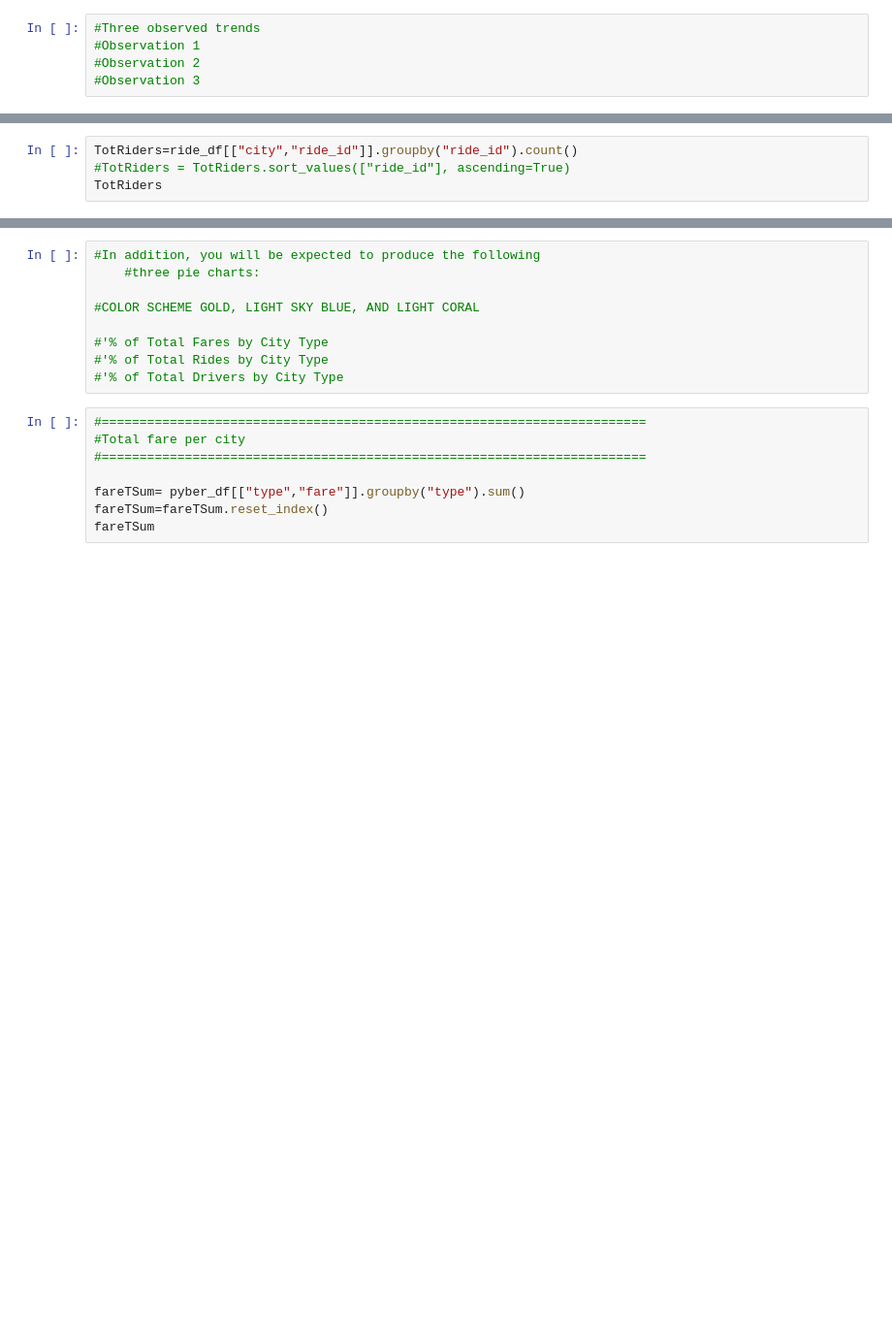
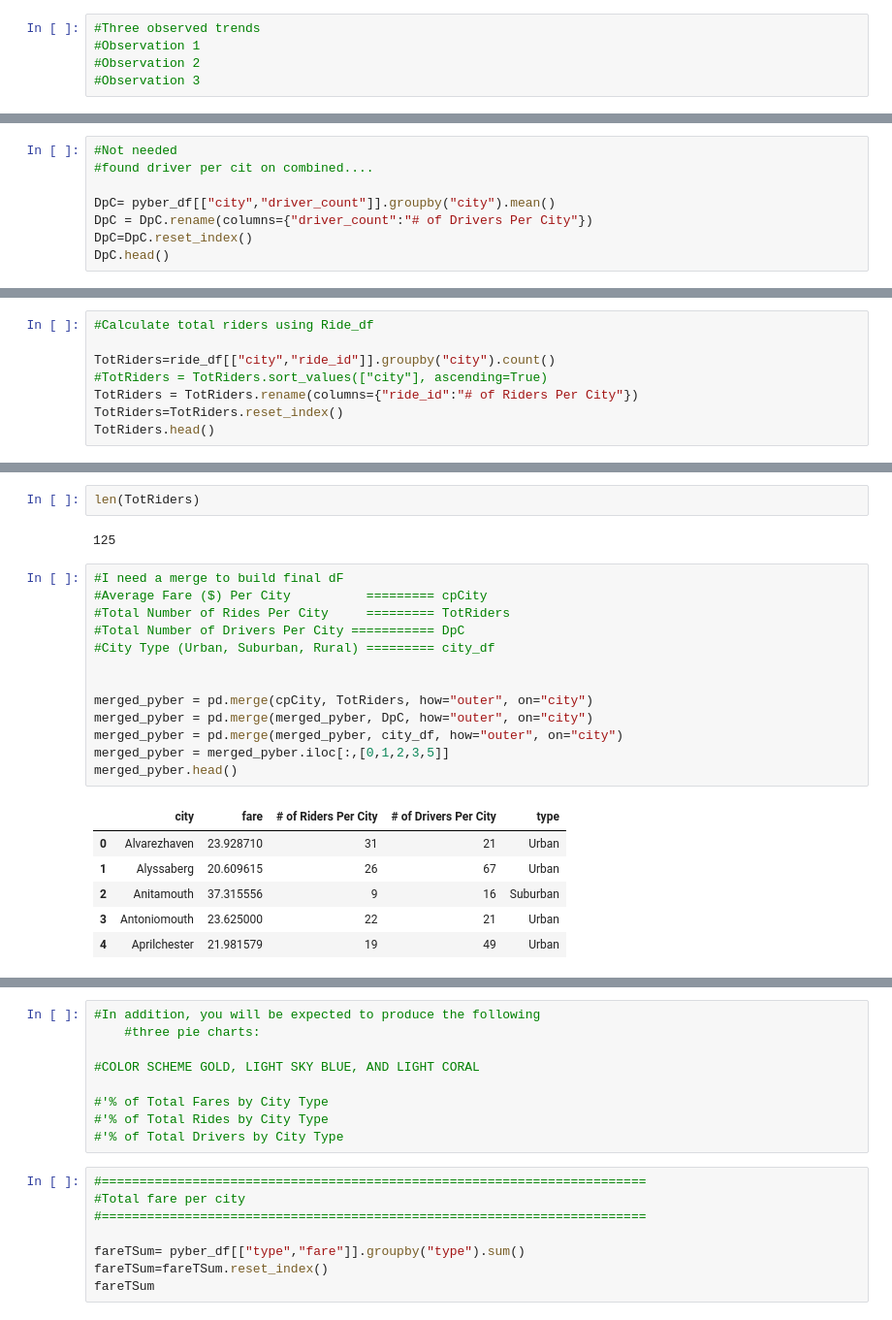
Before and after one commit to newlancealot/python-challenge, a Jupyter notebook: Pyber_Newbolt.ipynb, the cells around one changed output, grey strips where cells are left out. Shown at 97% size. Cells and saved outputs as stored; diff of their text form; blank space fills up the shorter version.

```diff
--- a/Pyber_Newbolt.ipynb
+++ b/Pyber_Newbolt.ipynb
@@ -42,0 +123,8 @@ DpC.head()
+# %%
+#Not needed
+#found driver per cit on combined....
+
+DpC= pyber_df[["city","driver_count"]].groupby("city").mean()
+DpC = DpC.rename(columns={"driver_count":"# of Drivers Per City"})
+DpC=DpC.reset_index()
+DpC.head()
@@ -43,4 +142,8 @@ DpC.head()
 # %%
-TotRiders=ride_df[["city","ride_id"]].groupby("ride_id").count()
-#TotRiders = TotRiders.sort_values(["ride_id"], ascending=True)
-TotRiders
+#Calculate total riders using Ride_df
+
+TotRiders=ride_df[["city","ride_id"]].groupby("city").count()
+#TotRiders = TotRiders.sort_values(["city"], ascending=True)
+TotRiders = TotRiders.rename(columns={"ride_id":"# of Riders Per City"})
+TotRiders=TotRiders.reset_index()
+TotRiders.head()
@@ -46,0 +157,24 @@ TotRiders
+# %%
+len(TotRiders)
+# %% [output]
+125
+# %%
+#I need a merge to build final dF
+#Average Fare ($) Per City          ========= cpCity
+#Total Number of Rides Per City     ========= TotRiders
+#Total Number of Drivers Per City =========== DpC
+#City Type (Urban, Suburban, Rural) ========= city_df
+
+
+merged_pyber = pd.merge(cpCity, TotRiders, how="outer", on="city")
+merged_pyber = pd.merge(merged_pyber, DpC, how="outer", on="city")
+merged_pyber = pd.merge(merged_pyber, city_df, how="outer", on="city")
+merged_pyber = merged_pyber.iloc[:,[0,1,2,3,5]]
+merged_pyber.head()
+# %% [output]
+|  | city | fare | # of Riders Per City | # of Drivers Per City | type |
+| 0 | Alvarezhaven | 23.928710 | 31 | 21 | Urban |
+| 1 | Alyssaberg | 20.609615 | 26 | 67 | Urban |
+| 2 | Anitamouth | 37.315556 | 9 | 16 | Suburban |
+| 3 | Antoniomouth | 23.625000 | 22 | 21 | Urban |
+| 4 | Aprilchester | 21.981579 | 19 | 49 | Urban |
```
Also changed, not shown: parts of 25 cells of this notebook.
